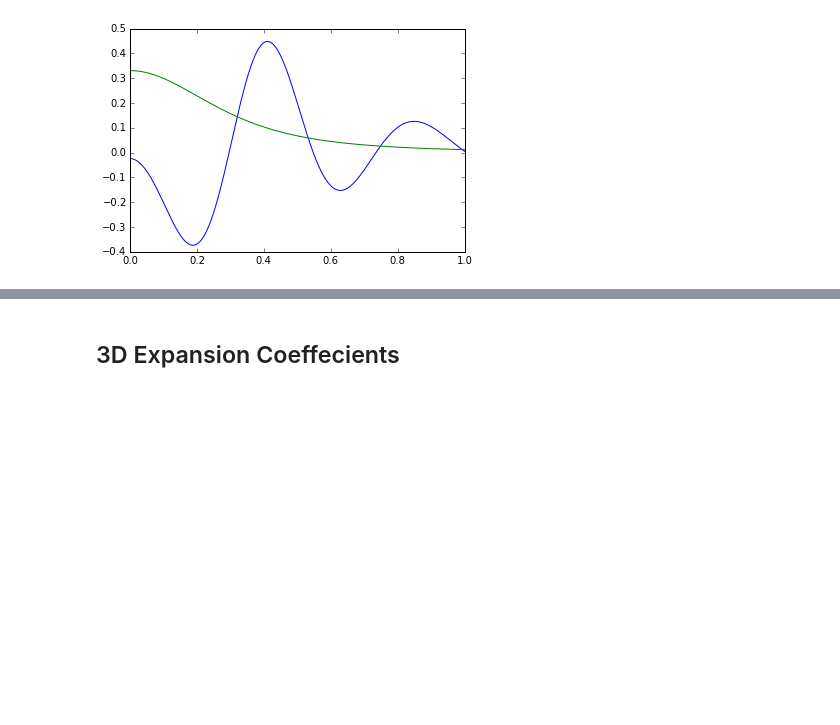
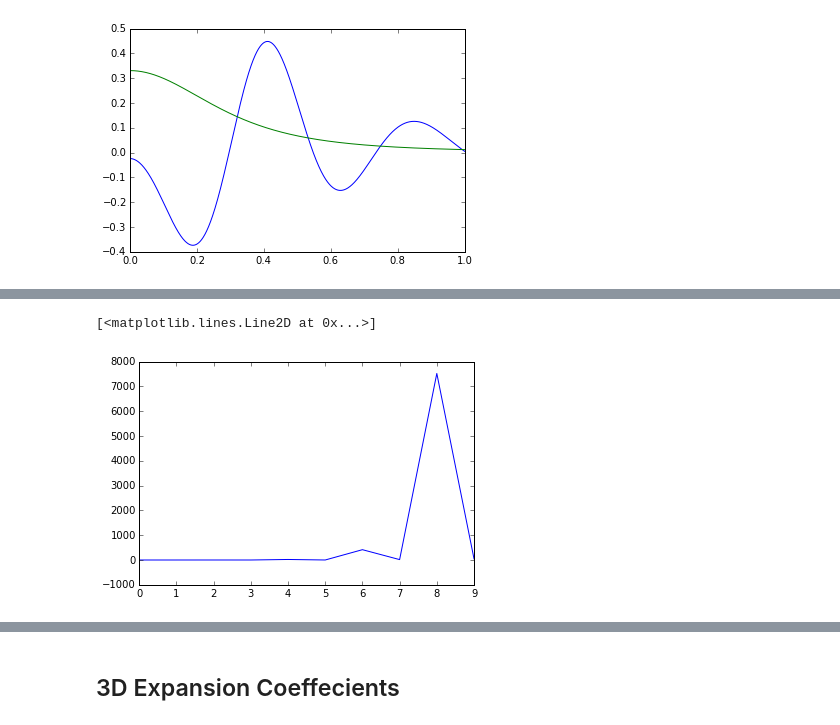
Before and after one commit to SeaifanAladdin/galpy-notebook, a Jupyter notebook: galpy/SCFPotential.ipynb, the cells around one changed output, grey strips where cells are left out. Saved outputs shown, nothing was run; the diff lists cells and outputs as text; code cells hidden in the pictures; blank space fills up the shorter version.

```diff
--- a/galpy/SCFPotential.ipynb
+++ b/galpy/SCFPotential.ipynb
@@ -258,0 +294,5 @@ plt.plot(z, FlattenedPowerDensity(nu.ones((1000))*.5, z, 0))
+# %%
+plt.plot(Acos[2,30:,0])
+# %% [output]
+[<matplotlib.lines.Line2D at 0x...>]
+[figure, added]
```
Also changed, not shown: parts of 11 cells of this notebook.
